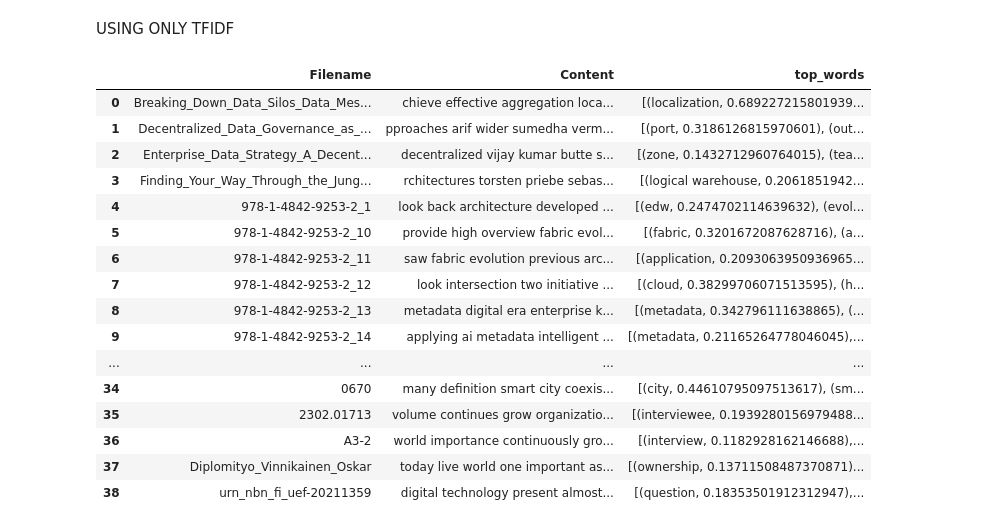
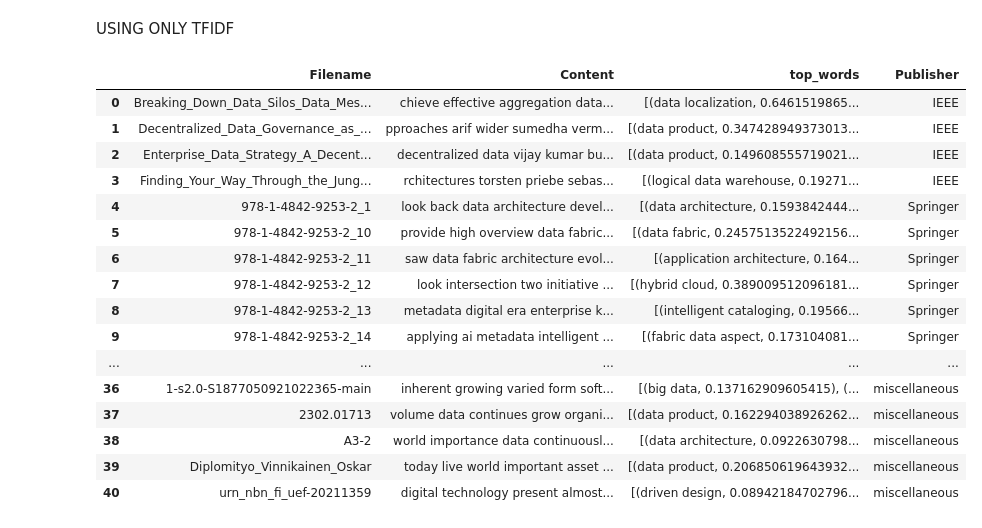
Before and after one commit to clumsyspeedboat/data_mesh_topics_and_sentiment, a Jupyter notebook: 03_Topic_modeling_lda.ipynb, the cells around one changed output. Saved outputs shown, nothing was run; the diff lists cells and outputs as text; code cells hidden in the pictures.

```diff
--- a/03_Topic_modeling_lda.ipynb
+++ b/03_Topic_modeling_lda.ipynb
@@ -59,10 +96,0 @@ def extract_topics(text, tfidf_vectorizer, lda_model):
-# %%
-tfidf_vectorizer = TfidfVectorizer(stop_words='english', ngram_range=(1, 3))
-tfidf_data = tfidf_vectorizer.fit_transform(df['Content'])
-
-# Apply LDA
-lda = LatentDirichletAllocation(n_components=20, random_state=42)
-lda.fit(tfidf_data)
-
-# Assuming 'df' is your DataFrame with 'pdf_content' column
-df['topic'], df['topic_words'] = zip(*df.apply(lambda row: extract_topics(row['Content'], tfidf_vectorizer, lda), axis=1))
@@ -89,5 +97,5 @@ df
 # %%
-result_df = pd.DataFrame(columns=['Filename', 'topic_word', 'idf_value'])
+result_data = []
 
 # Iterate through each row in the original DataFrame
 for _, row in df.iterrows():
@@ -96,6 +104,10 @@ for _, row in df.iterrows():
 
     # Iterate through each tuple in the list of topic_words
     for word, idf_value in topic_words:
-        result_df = result_df.append({'Filename': Filename, 'topic_word': word, 'idf_value': idf_value}, ignore_index=True)
+        result_data.append({'Filename': Filename, 'topic_word': word, 'idf_value': idf_value})
+
+# Create the result DataFrame from the list
+result_df = pd.DataFrame(result_data, columns=['Filename', 'topic_word', 'idf_value'])
 
 # Print the result DataFrame
+result_df
@@ -154,7 +162,7 @@ chart_lda
 # %% [output]
 [interactive output not drawn]
 # %%
-result_df_publisher = pd.DataFrame(columns=['Publisher', 'topic_word', 'idf_value'])
+result_data_publisher = []
 
 # Iterate through each row in the original DataFrame
 for _, row in df.iterrows():
@@ -163,6 +171,10 @@ for _, row in df.iterrows():
 
     # Iterate through each tuple in the list of topic_words
     for word, idf_value in topic_words:
-        result_df_publisher = result_df_publisher.append({'Publisher': Publisher, 'topic_word': word, 'idf_value': idf_value}, ignore_index=True)
+        result_data_publisher.append({'Publisher': Publisher, 'topic_word': word, 'idf_value': idf_value})
 
-# Print the result DataFrame
+# Create the result DataFrame from the list
+result_df_publisher = pd.DataFrame(result_data_publisher)
+
+
+result_df_publisher
@@ -225,7 +233,7 @@ USING ONLY TFIDF
 def find_top_words_for_each_document(df, num_top_words=10):
 
     # Create a TF-IDF vectorizer
-    tfidf_vectorizer = TfidfVectorizer(stop_words='english', ngram_range=(1, 3))
+    tfidf_vectorizer = TfidfVectorizer(stop_words='english', ngram_range=(2, 4), token_pattern=r'\b\w+\b')
 
     # Fit and transform the PDF content
     tfidf_matrix = tfidf_vectorizer.fit_transform(df['Content'])
@@ -251,25 +259,26 @@ def find_top_words_for_each_document(df, num_top_words=10):
 # %%
 # Call the function
 result_df_2 = find_top_words_for_each_document(df)
 
 # Display the result DataFrame
+result_df_2['Publisher'] = df['Publisher']
 result_df_2
 # %% [output]
-|  | Filename | Content | top_words |
-| 0 | Breaking_Down_Data_Silos_Data_Mes... | chieve effective aggregation loca... | [(localization, 0.689227215801939... |
-| 1 | Decentralized_Data_Governance_as_... | pproaches arif wider sumedha verm... | [(port, 0.3186126815970601), (out... |
-| 2 | Enterprise_Data_Strategy_A_Decent... | decentralized vijay kumar butte s... | [(zone, 0.1432712960764015), (tea... |
-| 3 | Finding_Your_Way_Through_the_Jung... | rchitectures torsten priebe sebas... | [(logical warehouse, 0.2061851942... |
-| 4 | 978-1-4842-9253-2_1 | look back architecture developed ... | [(edw, 0.2474702114639632), (evol... |
-| 5 | 978-1-4842-9253-2_10 | provide high overview fabric evol... | [(fabric, 0.3201672087628716), (a... |
-| 6 | 978-1-4842-9253-2_11 | saw fabric evolution previous arc... | [(application, 0.2093063950936965... |
-| 7 | 978-1-4842-9253-2_12 | look intersection two initiative ... | [(cloud, 0.38299706071513595), (h... |
-| 8 | 978-1-4842-9253-2_13 | metadata digital era enterprise k... | [(metadata, 0.342796111638865), (... |
-| 9 | 978-1-4842-9253-2_14 | applying ai metadata intelligent ... | [(metadata, 0.21165264778046045),... |
-| ... | ... | ... | ... |
-| 34 | 0670 | many definition smart city coexis... | [(city, 0.44610795097513617), (sm... |
-| 35 | 2302.01713 | volume continues grow organizatio... | [(interviewee, 0.1939280156979488... |
-| 36 | A3-2 | world importance continuously gro... | [(interview, 0.1182928162146688),... |
-| 37 | Diplomityo_Vinnikainen_Oskar | today live world one important as... | [(ownership, 0.13711508487370871)... |
-| 38 | urn_nbn_fi_uef-20211359 | digital technology present almost... | [(question, 0.18353501912312947),... |
+|  | Filename | Content | top_words | Publisher |
+| 0 | Breaking_Down_Data_Silos_Data_Mes... | chieve effective aggregation data... | [(data localization, 0.6461519865... | IEEE |
+| 1 | Decentralized_Data_Governance_as_... | pproaches arif wider sumedha verm... | [(data product, 0.347428949373013... | IEEE |
+| 2 | Enterprise_Data_Strategy_A_Decent... | decentralized data vijay kumar bu... | [(data product, 0.149608555719021... | IEEE |
+| 3 | Finding_Your_Way_Through_the_Jung... | rchitectures torsten priebe sebas... | [(logical data warehouse, 0.19271... | IEEE |
+| 4 | 978-1-4842-9253-2_1 | look back data architecture devel... | [(data architecture, 0.1593842444... | Springer |
+| 5 | 978-1-4842-9253-2_10 | provide high overview data fabric... | [(data fabric, 0.2457513522492156... | Springer |
+| 6 | 978-1-4842-9253-2_11 | saw data fabric architecture evol... | [(application architecture, 0.164... | Springer |
+| 7 | 978-1-4842-9253-2_12 | look intersection two initiative ... | [(hybrid cloud, 0.389009512096181... | Springer |
+| 8 | 978-1-4842-9253-2_13 | metadata digital era enterprise k... | [(intelligent cataloging, 0.19566... | Springer |
+| 9 | 978-1-4842-9253-2_14 | applying ai metadata intelligent ... | [(fabric data aspect, 0.173104081... | Springer |
+| ... | ... | ... | ... | ... |
+| 36 | 1-s2.0-S1877050921022365-main | inherent growing varied form soft... | [(big data, 0.137162909605415), (... | miscellaneous |
+| 37 | 2302.01713 | volume data continues grow organi... | [(data product, 0.162294038926262... | miscellaneous |
+| 38 | A3-2 | world importance data continuousl... | [(data architecture, 0.0922630798... | miscellaneous |
+| 39 | Diplomityo_Vinnikainen_Oskar | today live world important asset ... | [(data product, 0.206850619643932... | miscellaneous |
+| 40 | urn_nbn_fi_uef-20211359 | digital technology present almost... | [(driven design, 0.08942184702796... | miscellaneous |
 # %%
```
Also changed, not shown: parts of 18 cells of this notebook, 5 other files.
